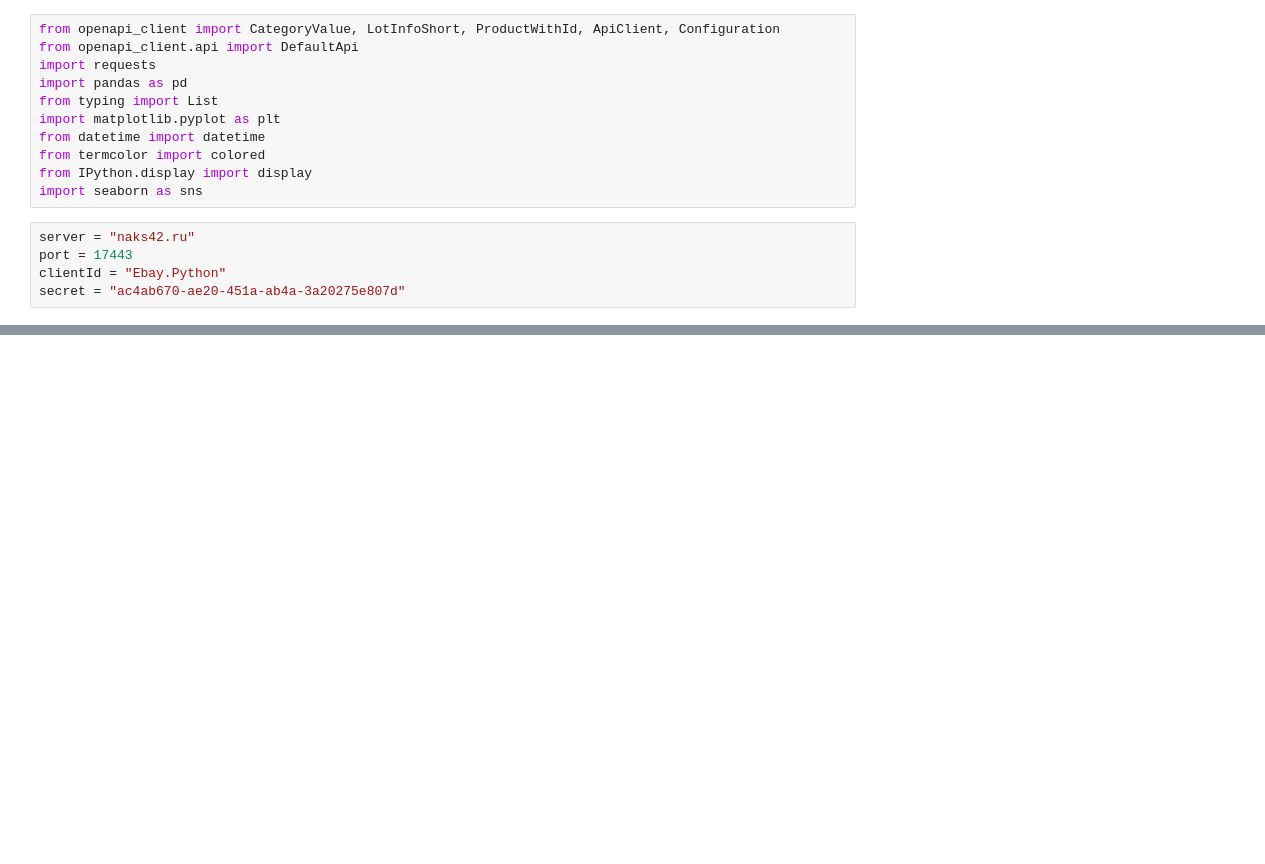
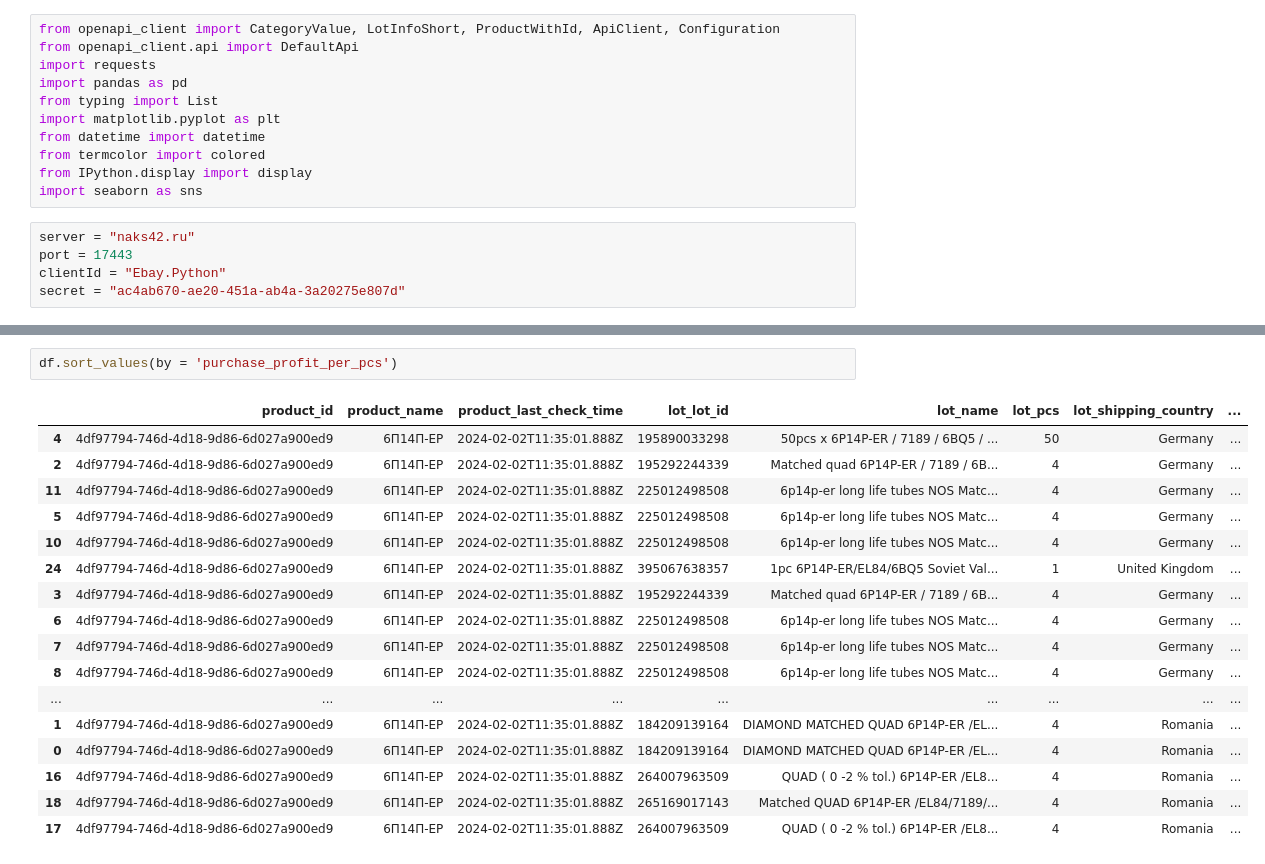
Before and after one commit to artyompetrov/Ebay, a Jupyter notebook: Python/Prices.ipynb, the cells around one changed output, grey strips where cells are left out. Cells and saved outputs as stored; diff of their text form; blank space fills up the shorter version.

```diff
--- a/Python/Prices.ipynb
+++ b/Python/Prices.ipynb
@@ -148,0 +163,20 @@ new
+# %%
+df.sort_values(by = 'purchase_profit_per_pcs')
+# %% [output]
+|  | product_id | product_name | product_last_check_time | lot_lot_id | lot_name | lot_pcs | lot_shipping_country | ... |
+| 4 | 4df97794-746d-4d18-9d86-6d027a900ed9 | 6П14П-ЕР | 2024-02-02T11:35:01.888Z | 195890033298 | 50pcs x 6P14P-ER / 7189 / 6BQ5 / ... | 50 | Germany | ... |
+| 2 | 4df97794-746d-4d18-9d86-6d027a900ed9 | 6П14П-ЕР | 2024-02-02T11:35:01.888Z | 195292244339 | Matched quad 6P14P-ER / 7189 / 6B... | 4 | Germany | ... |
+| 11 | 4df97794-746d-4d18-9d86-6d027a900ed9 | 6П14П-ЕР | 2024-02-02T11:35:01.888Z | 225012498508 | 6p14p-er long life tubes NOS Matc... | 4 | Germany | ... |
+| 5 | 4df97794-746d-4d18-9d86-6d027a900ed9 | 6П14П-ЕР | 2024-02-02T11:35:01.888Z | 225012498508 | 6p14p-er long life tubes NOS Matc... | 4 | Germany | ... |
+| 10 | 4df97794-746d-4d18-9d86-6d027a900ed9 | 6П14П-ЕР | 2024-02-02T11:35:01.888Z | 225012498508 | 6p14p-er long life tubes NOS Matc... | 4 | Germany | ... |
+| 24 | 4df97794-746d-4d18-9d86-6d027a900ed9 | 6П14П-ЕР | 2024-02-02T11:35:01.888Z | 395067638357 | 1pc 6P14P-ER/EL84/6BQ5 Soviet Val... | 1 | United Kingdom | ... |
+| 3 | 4df97794-746d-4d18-9d86-6d027a900ed9 | 6П14П-ЕР | 2024-02-02T11:35:01.888Z | 195292244339 | Matched quad 6P14P-ER / 7189 / 6B... | 4 | Germany | ... |
+| 6 | 4df97794-746d-4d18-9d86-6d027a900ed9 | 6П14П-ЕР | 2024-02-02T11:35:01.888Z | 225012498508 | 6p14p-er long life tubes NOS Matc... | 4 | Germany | ... |
+| 7 | 4df97794-746d-4d18-9d86-6d027a900ed9 | 6П14П-ЕР | 2024-02-02T11:35:01.888Z | 225012498508 | 6p14p-er long life tubes NOS Matc... | 4 | Germany | ... |
+| 8 | 4df97794-746d-4d18-9d86-6d027a900ed9 | 6П14П-ЕР | 2024-02-02T11:35:01.888Z | 225012498508 | 6p14p-er long life tubes NOS Matc... | 4 | Germany | ... |
+| ... | ... | ... | ... | ... | ... | ... | ... | ... |
+| 1 | 4df97794-746d-4d18-9d86-6d027a900ed9 | 6П14П-ЕР | 2024-02-02T11:35:01.888Z | 184209139164 | DIAMOND MATCHED QUAD 6P14P-ER /EL... | 4 | Romania | ... |
+| 0 | 4df97794-746d-4d18-9d86-6d027a900ed9 | 6П14П-ЕР | 2024-02-02T11:35:01.888Z | 184209139164 | DIAMOND MATCHED QUAD 6P14P-ER /EL... | 4 | Romania | ... |
+| 16 | 4df97794-746d-4d18-9d86-6d027a900ed9 | 6П14П-ЕР | 2024-02-02T11:35:01.888Z | 264007963509 | QUAD ( 0 -2 % tol.) 6P14P-ER /EL8... | 4 | Romania | ... |
+| 18 | 4df97794-746d-4d18-9d86-6d027a900ed9 | 6П14П-ЕР | 2024-02-02T11:35:01.888Z | 265169017143 | Matched QUAD 6P14P-ER /EL84/7189/... | 4 | Romania | ... |
+| 17 | 4df97794-746d-4d18-9d86-6d027a900ed9 | 6П14П-ЕР | 2024-02-02T11:35:01.888Z | 264007963509 | QUAD ( 0 -2 % tol.) 6P14P-ER /EL8... | 4 | Romania | ... |
```
Also changed, not shown: parts of 3 cells of this notebook.
